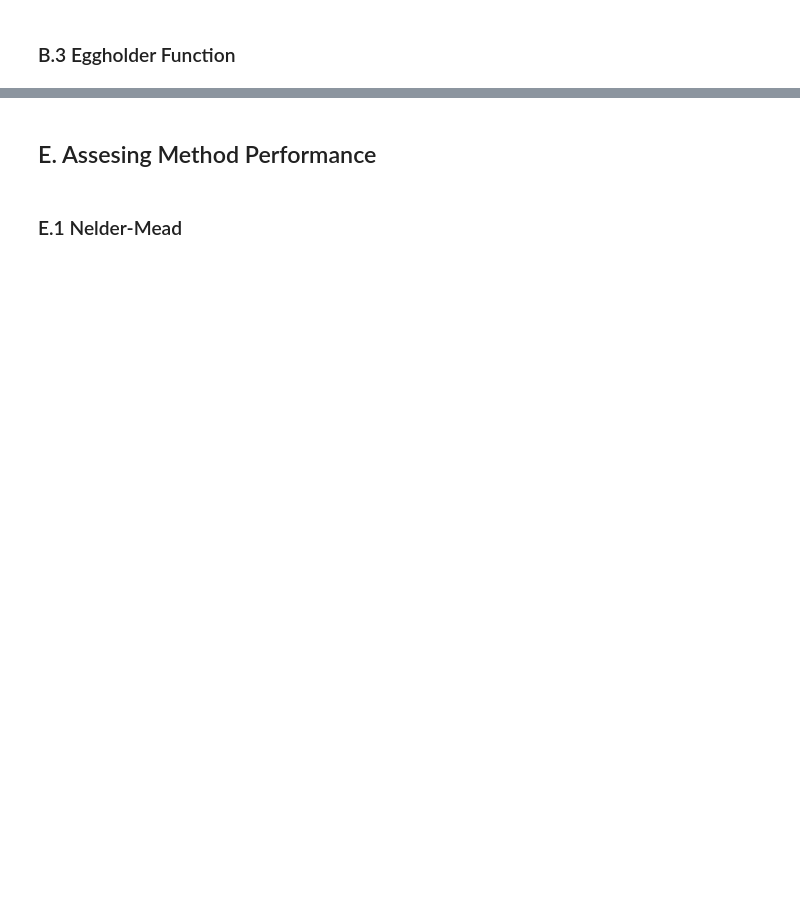
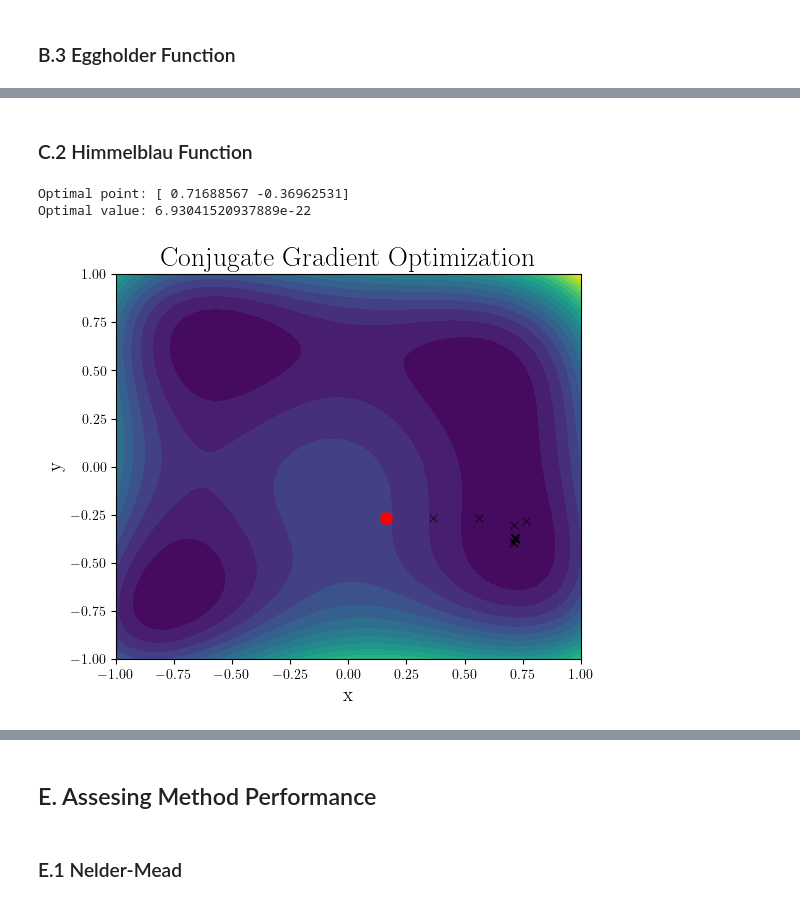
Before and after one commit to DrumJB/NumericalMinimization, a Jupyter notebook: Testing.ipynb, the cells around one changed output, grey strips where cells are left out. Drawn from its saved outputs; the diff is of its cells as text; code cells hidden in the pictures; blank space fills up the shorter version.

```diff
--- a/Testing.ipynb
+++ b/Testing.ipynb
@@ -107,0 +136,8 @@ Optimal value: -894.5788988754382
+# %% [markdown]
+### C.2 Himmelblau Function
+# %%
+CG_test_plot_history(tf.HimmelblauFunction)
+# %% [output]
+Optimal point: [ 0.71688567 -0.36962531]
+Optimal value: 6.93041520937889e-22
+[figure, added]
```
Also changed, not shown: parts of 15 cells of this notebook, 1 other file.
